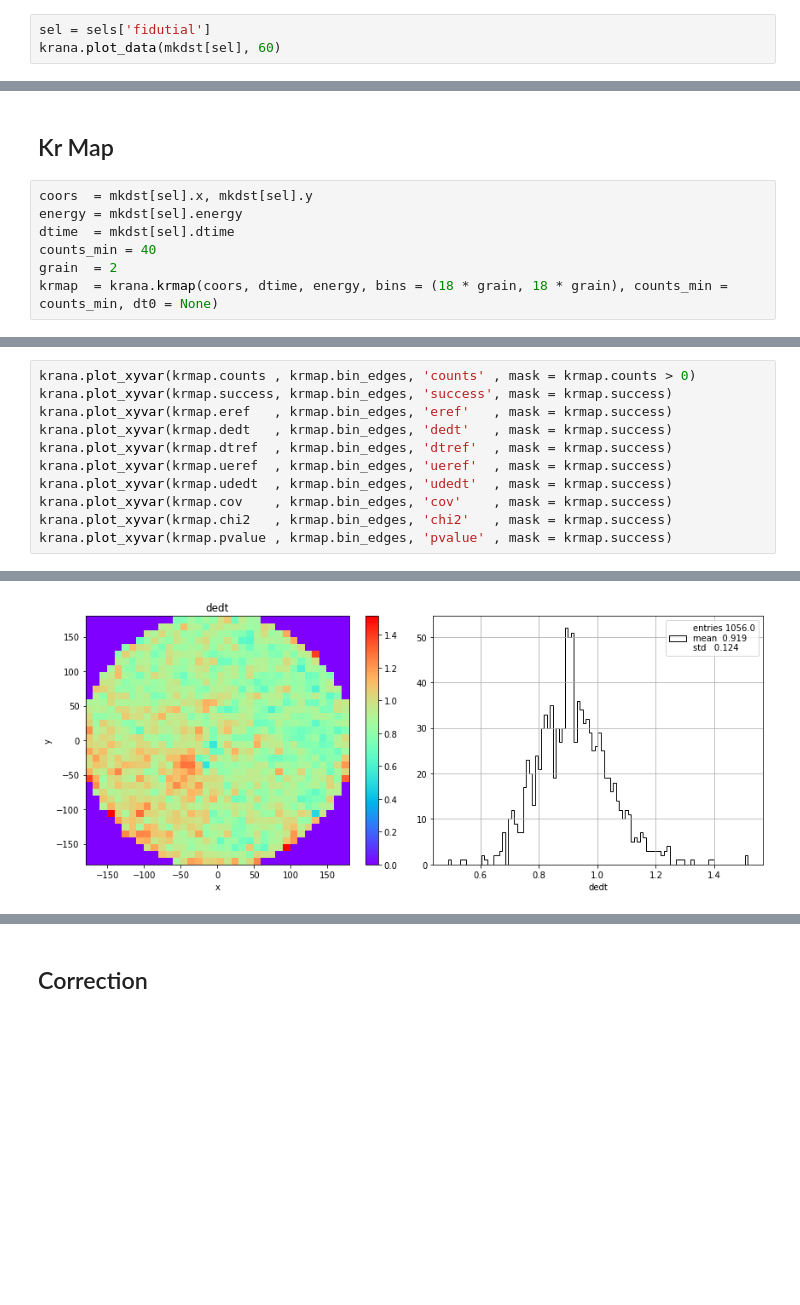
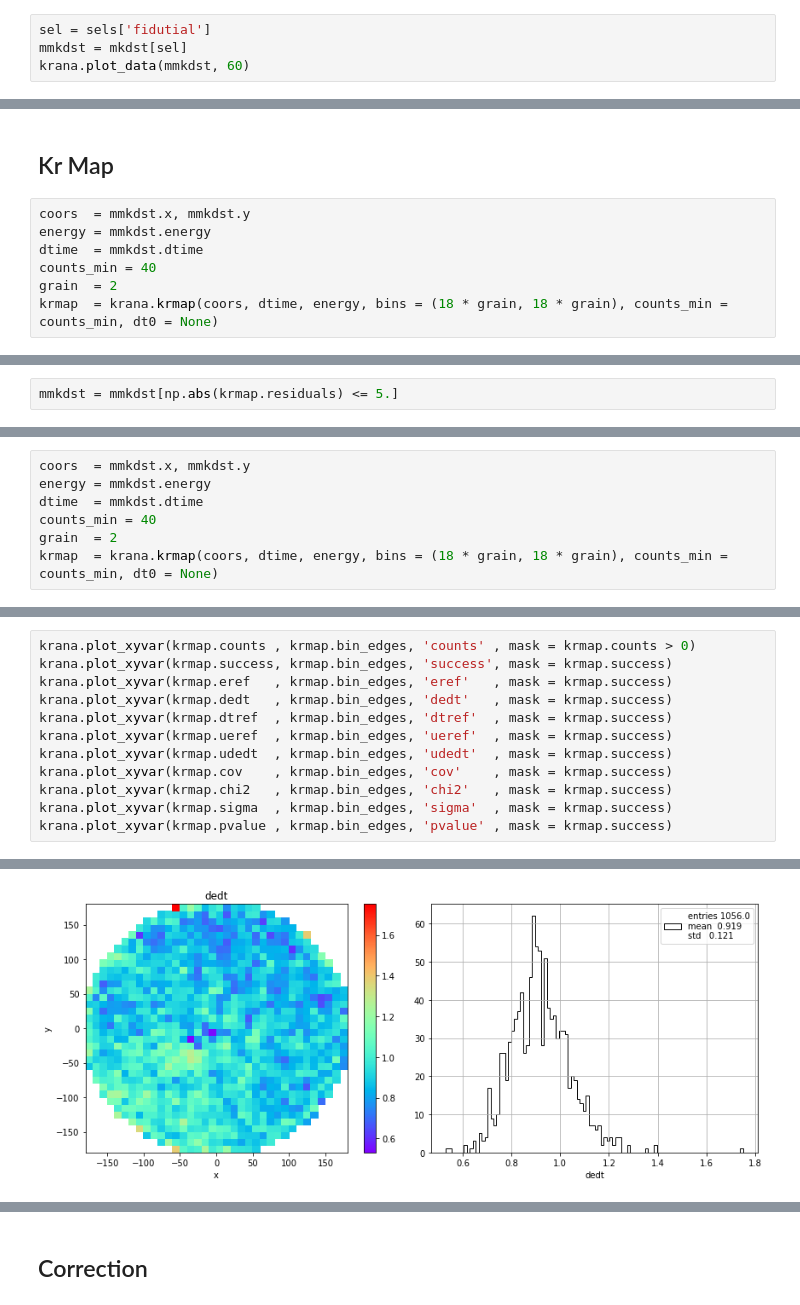
Before and after one commit to jahernando/next, a Jupyter notebook: NB/kr/kr_fit_new_dev.ipynb, the cells around one changed output, grey strips where cells are left out. Cells and saved outputs as stored; diff of their text form; blank space fills up the shorter version.

Commit message:
plot xy success only

```diff
--- a/NB/kr/kr_fit_new_dev.ipynb
+++ b/NB/kr/kr_fit_new_dev.ipynb
@@ -96,15 +96,16 @@ mkdst.columns
 Index(['event', 'time', 'energy', 'x', 'y', 'z', 'dtime', 'r'], dtype='object')
 # %%
 sel = sels['fidutial']
-krana.plot_data(mkdst[sel], 60)
+mmkdst = mkdst[sel]
+krana.plot_data(mmkdst, 60)
 # %% [output]
 [figure]
 # %% [markdown]
 ## Kr Map
 # %%
-coors  = mkdst[sel].x, mkdst[sel].y
-energy = mkdst[sel].energy
-dtime  = mkdst[sel].dtime
+coors  = mmkdst.x, mmkdst.y
+energy = mmkdst.energy
+dtime  = mmkdst.dtime
 counts_min = 40
 grain  = 2
 krmap  = krana.krmap(coors, dtime, energy, bins = (18 * grain, 18 * grain), counts_min = counts_min, dt0 = None)
@@ -110,0 +127,2 @@ krmap  = krana.krmap(coors, dtime, energy, bins = (18 * grain, 18 * grain), coun
+# %%
+mmkdst = mmkdst[np.abs(krmap.residuals) <= 5.]
@@ -110,0 +131,7 @@ krmap  = krana.krmap(coors, dtime, energy, bins = (18 * grain, 18 * grain), coun
+# %%
+coors  = mmkdst.x, mmkdst.y
+energy = mmkdst.energy
+dtime  = mmkdst.dtime
+counts_min = 40
+grain  = 2
+krmap  = krana.krmap(coors, dtime, energy, bins = (18 * grain, 18 * grain), counts_min = counts_min, dt0 = None)
@@ -118,5 +158,6 @@ krana.plot_xyvar(krmap.ueref  , krmap.bin_edges, 'ueref'  , mask = krmap.success
 krana.plot_xyvar(krmap.udedt  , krmap.bin_edges, 'udedt'  , mask = krmap.success)
 krana.plot_xyvar(krmap.cov    , krmap.bin_edges, 'cov'    , mask = krmap.success)
 krana.plot_xyvar(krmap.chi2   , krmap.bin_edges, 'chi2'   , mask = krmap.success)
+krana.plot_xyvar(krmap.sigma  , krmap.bin_edges, 'sigma'  , mask = krmap.success)
 krana.plot_xyvar(krmap.pvalue , krmap.bin_edges, 'pvalue' , mask = krmap.success)
 # %% [output]
@@ -126 +167 @@ krana.plot_xyvar(krmap.pvalue , krmap.bin_edges, 'pvalue' , mask = krmap.success
-[figure, old version]
+[figure, new version]
```
Also changed, not shown: parts of 14 cells of this notebook, 3 other files.
